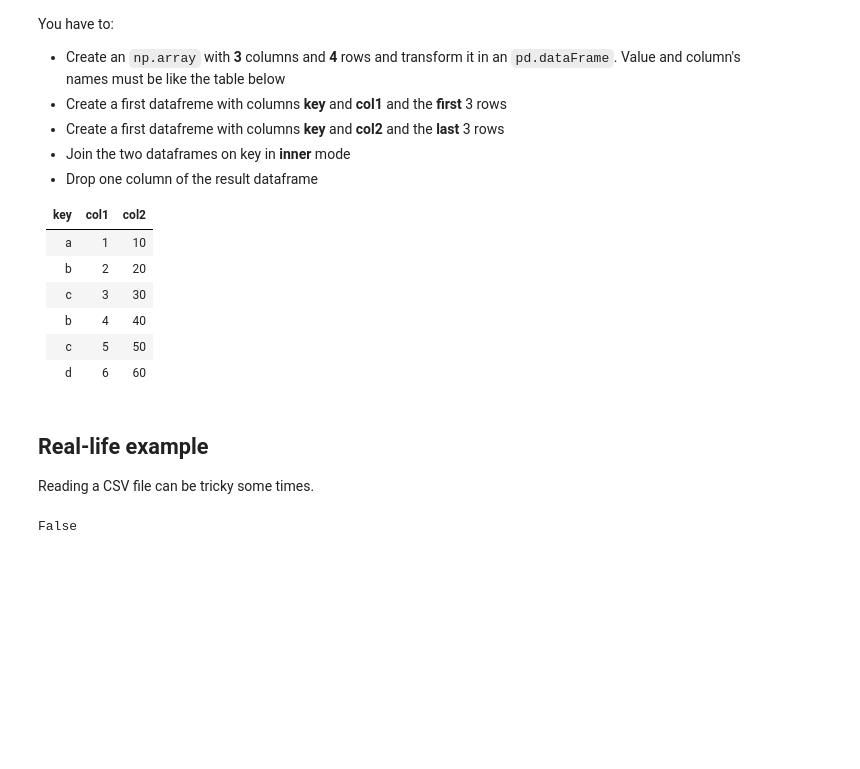
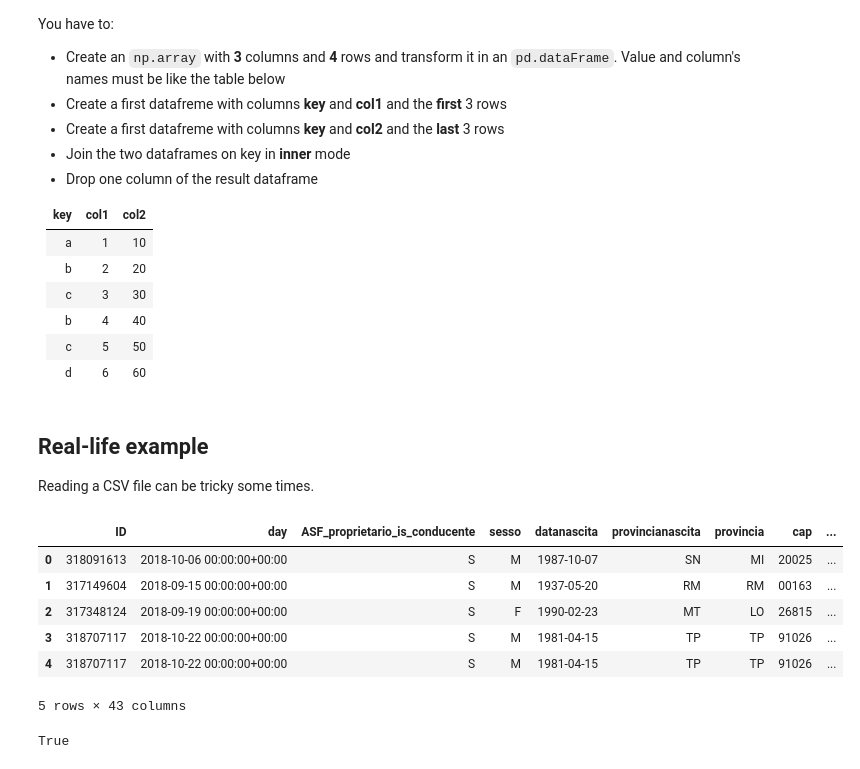
Before and after one commit to SalMarco/Cattolica2019, a Jupyter notebook: SecondLesson/Lesson_2-1.ipynb, the cells around one changed output. Saved outputs shown, nothing was run; the diff lists cells and outputs as text; code cells hidden in the pictures; blank space fills up the shorter version.

```diff
--- a/SecondLesson/Lesson_2-1.ipynb
+++ b/SecondLesson/Lesson_2-1.ipynb
@@ -795,8 +1002,18 @@ Reading a CSV file can be tricky some times.
 # %%
 exPath = '/Users/msaletta/workingDir/Code/didattica_interna/garanzieAdd/data/fullData_5000.csv'
 
-dfRead = pd.read_csv(exPath,sep=',')#, keep_default_na=False, na_values=[np.nan, ''],dtype={'cap':str})
-setProv = set(dfRead.provincia)
-'NA' in setProv
+dfRead = pd.read_csv(exPath,sep=',', keep_default_na=False, na_values=[np.nan, ''],dtype={'cap':str})
+dfRead.head()
 # %% [output]
+|  | ID | day | ASF_proprietario_is_conducente | sesso | datanascita | provincianascita | provincia | cap | ... |
+| 0 | 318091613 | 2018-10-06 00:00:00+00:00 | S | M | 1987-10-07 | SN | MI | 20025 | ... |
+| 1 | 317149604 | 2018-09-15 00:00:00+00:00 | S | M | 1937-05-20 | RM | RM | 00163 | ... |
+| 2 | 317348124 | 2018-09-19 00:00:00+00:00 | S | F | 1990-02-23 | MT | LO | 26815 | ... |
+| 3 | 318707117 | 2018-10-22 00:00:00+00:00 | S | M | 1981-04-15 | TP | TP | 91026 | ... |
+| 4 | 318707117 | 2018-10-22 00:00:00+00:00 | S | M | 1981-04-15 | TP | TP | 91026 | ... |
-False
+5 rows × 43 columns
+# %%
+setProv = set(dfRead.provincia)
+'NA' in setProv
+# %% [output]
+True
```
Also changed, not shown: parts of 66 cells of this notebook, 30 other files.
